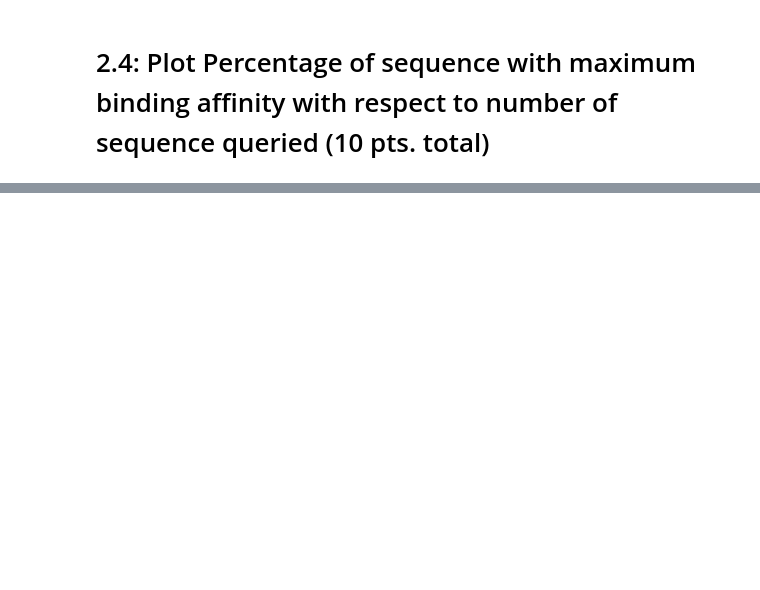
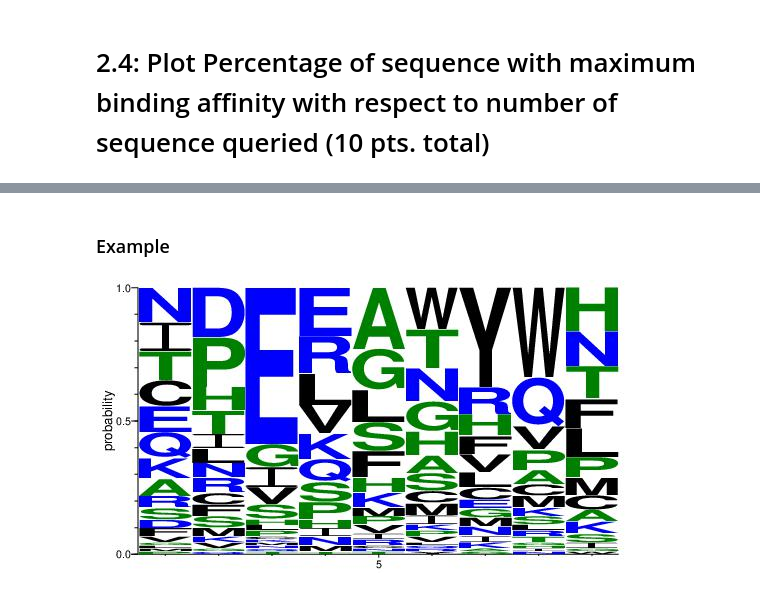
Before and after one commit to ryanquinnnelson/CMU-02750-Peptide-Design-using-Bayesian-Optimization, a Jupyter notebook: HW3q2_ryann.ipynb, the cells around one changed output, grey strips where cells are left out. Saved outputs shown, nothing was run; the diff lists cells and outputs as text; code cells hidden in the pictures; blank space fills up the shorter version.

````diff
--- a/HW3q2_ryann.ipynb
+++ b/HW3q2_ryann.ipynb
@@ -357,9 +360,13 @@ plt.show()
 ```
 conda install -c bioconda seqlogo
 ```
+# %% [markdown]
+### Example
 # %%
-X_opt = X[np.where(y == 9)[0]]
+X_opt = X_pool[np.where(y_pool == 9)[0]]
 ppm = np.sum(X_opt, axis = 0).reshape(20,9)
 ppm /= np.sum(ppm, axis = 0)
 ppm = seqlogo.Ppm(ppm, alphabet_type = 'AA')
 seqlogo.seqlogo(ppm, ic_scale = False, format = 'jpeg', size = 'medium')
+# %% [output]
+[figure, added]
````
Also changed, not shown: parts of 14 cells of this notebook.
